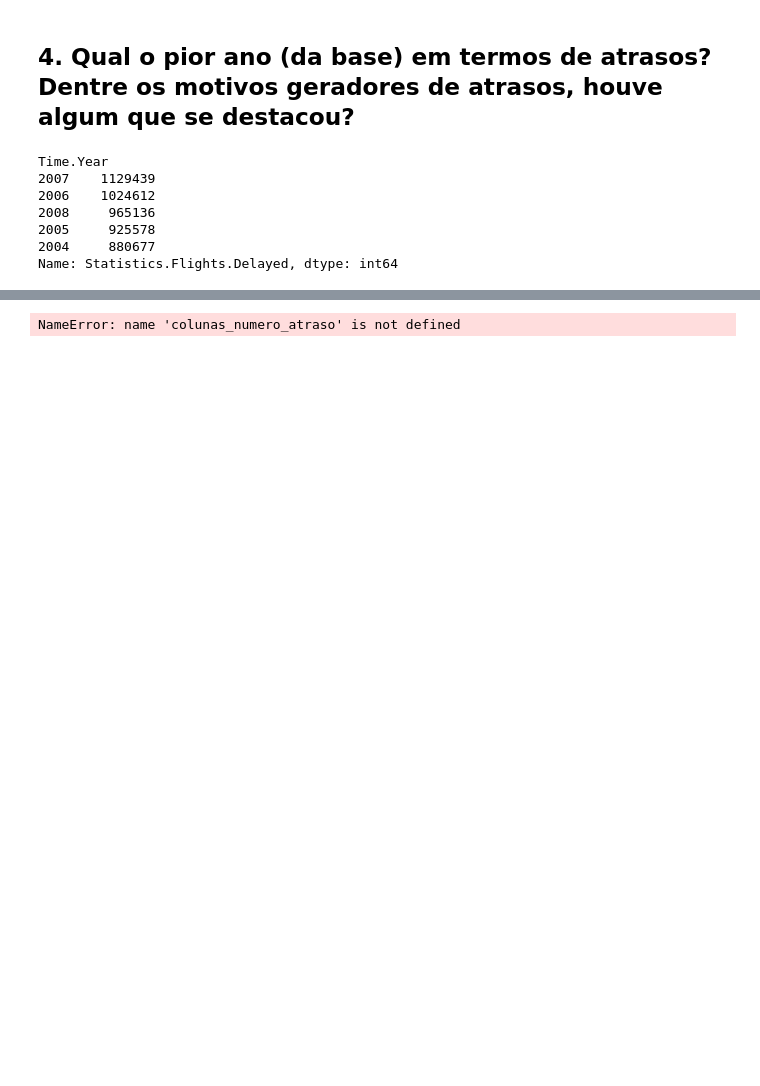
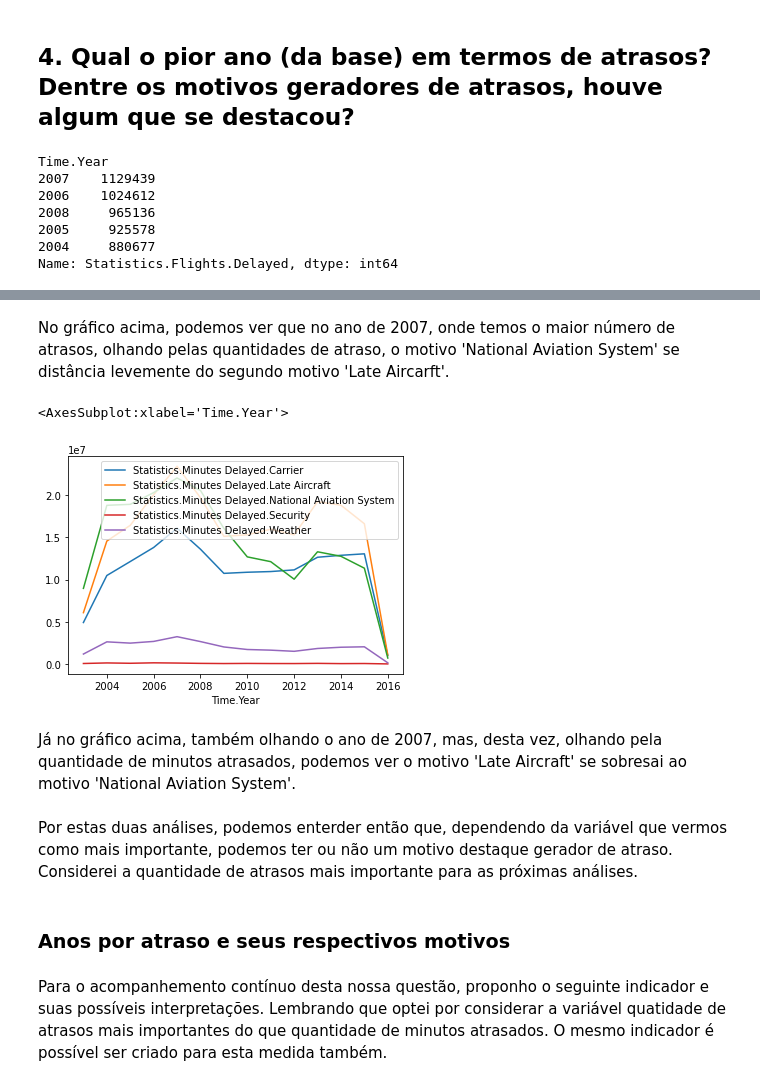
Before and after one commit to limasclayton/case-elo7, a Jupyter notebook: Case elo7 Clayton Lima.ipynb, the cells around one changed output, grey strips where cells are left out. Cells and saved outputs as stored; diff of their text form; code cells hidden in the pictures; blank space fills up the shorter version.

```diff
--- a/Case elo7 Clayton Lima.ipynb
+++ b/Case elo7 Clayton Lima.ipynb
@@ -254,5 +266,8 @@ Name: Statistics.Minutes Delayed.Total, dtype: int64
+# %% [markdown]
+No gráfico acima, podemos ver que no ano de 2007, onde temos o maior número de atrasos, olhando pelas quantidades de atraso, o motivo 'National Aviation System' se distância levemente do segundo motivo 'Late Aircarft'.
 # %%
-#colunas_numero_atraso = ['Statistics.# of Delays.Carrier', 'Statistics.# of Delays.Late Aircraft', 'Statistics.# of Delays.National Aviation System', 'Statistics.# of Delays.Security', 'Statistics.# of Delays.Weather']
-df_airport.groupby(by=['Time.Year'])[colunas_numero_atraso].sum().plot()
+colunas_minuto = ['Statistics.Minutes Delayed.Carrier', 'Statistics.Minutes Delayed.Late Aircraft', 'Statistics.Minutes Delayed.National Aviation System', 'Statistics.Minutes Delayed.Security', 'Statistics.Minutes Delayed.Weather']
+df_airport.groupby(by=['Time.Year'])[colunas_minuto].sum().plot()
 # %% [output]
-NameError: name 'colunas_numero_atraso' is not defined
+<AxesSubplot:xlabel='Time.Year'>
+[figure, added]
@@ -261,0 +274,8 @@ df_airport.groupby(by=['Time.Year'])[colunas_minuto_atraso].sum().plot()
+# %% [markdown]
+Já no gráfico acima, também olhando o ano de 2007, mas, desta vez, olhando pela quantidade de minutos atrasados, podemos ver o motivo 'Late Aircraft' se sobresai ao motivo 'National Aviation System'.
+# %% [markdown]
+Por estas duas análises, podemos enterder então que, dependendo da variável que vermos como mais importante, podemos ter ou não um motivo destaque gerador de atraso. Considerei a quantidade de atrasos mais importante para as próximas análises.
+# %% [markdown]
+### Anos por atraso e seus respectivos motivos
+# %% [markdown]
+Para o acompanhemento contínuo desta nossa questão, proponho o seguinte indicador e suas possíveis interpretações. Lembrando que optei por considerar a variável quatidade de atrasos mais importantes do que quantidade de minutos atrasados. O mesmo indicador é possível ser criado para esta medida também.
```
Also changed, not shown: parts of 28 cells of this notebook, 13 other files.
